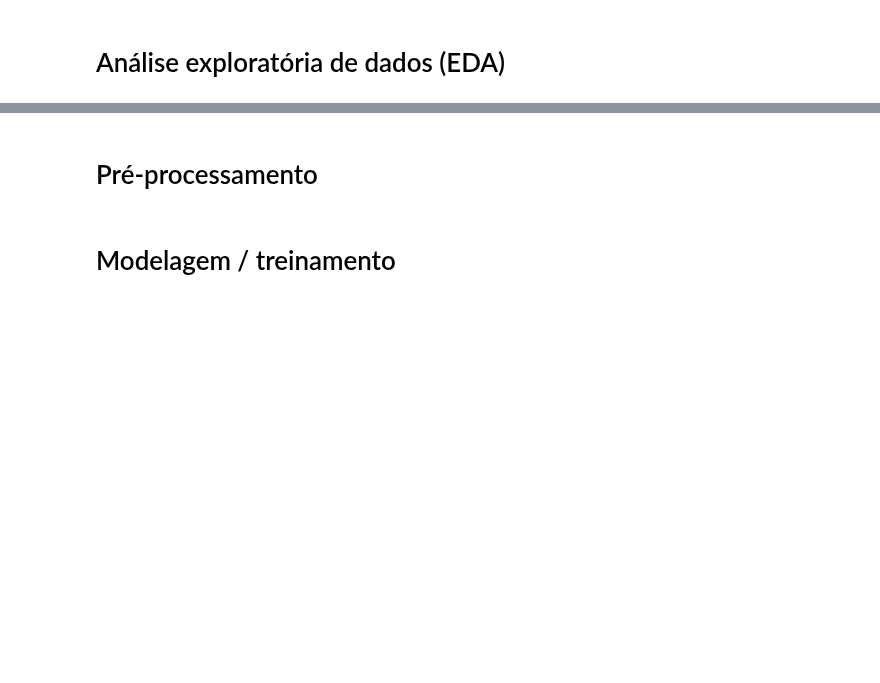
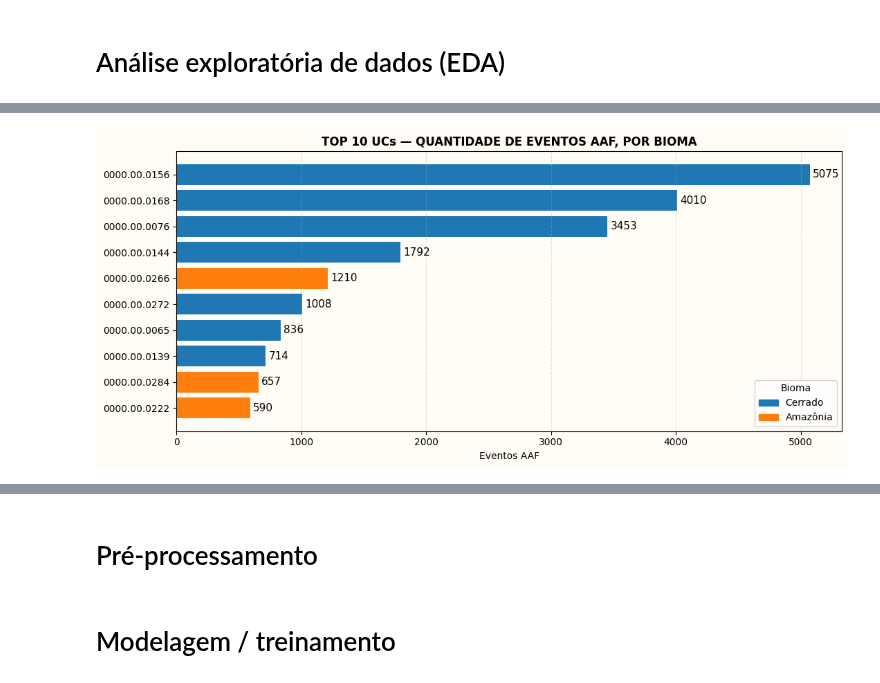
Before and after one commit to AndersonAlvesCoelho/pyroregions-classification, a Jupyter notebook: pyroregions_ucs.ipynb, the cells around one changed output, grey strips where cells are left out. Saved outputs shown, nothing was run; the diff lists cells and outputs as text; code cells hidden in the pictures; blank space fills up the shorter version.

```diff
--- a/pyroregions_ucs.ipynb
+++ b/pyroregions_ucs.ipynb
@@ -467,2 +693,18 @@ for f in os.listdir(OUTPUTS_DIR):
 # %% [markdown]
 # Análise exploratória de dados (EDA)
+# %%
+OUTPUTS_DIR = os.path.join(FILES_DIR, "prepared")
+
+gdf_grid = gpd.read_parquet(os.path.join(OUTPUTS_DIR, "grid.parquet"))
+cell_uc_membership = pd.read_parquet(os.path.join(OUTPUTS_DIR, "cell_uc_membership.parquet"))
+gdf_aaf_metric = gpd.read_parquet(os.path.join(OUTPUTS_DIR, "aaf_clipped.parquet"))
+aaf_events_unique = gpd.read_parquet(os.path.join(OUTPUTS_DIR, "aaf_events_unique.parquet"))
+gdf_inpe_with_cell = gpd.read_parquet(os.path.join(OUTPUTS_DIR, "inpe_with_cell.parquet"))
+gdf_ucs_metric = gpd.read_parquet(os.path.join(OUTPUTS_DIR, "ucs_metric.parquet"))
+
+print("Grid:", gdf_grid.shape)
+print("Cell-UC membership:", cell_uc_membership.shape)
+print("AAF (recortado por célula):", gdf_aaf_metric.shape)
+print("AAF (eventos únicos):", aaf_events_unique.shape)
+print("INPE:", gdf_inpe_with_cell.shape)
+print("UCs:", gdf_ucs_metric.shape)
@@ -468,0 +772,34 @@ for f in os.listdir(OUTPUTS_DIR):
+# %%
+# Top 10 UCs — quantidade de eventos por bioma predominante
+
+uc_info = gdf_ucs_metric[['cnuc', 'nomeuc', 'bioma_pred']].drop_duplicates()
+
+top10_events_bioma = (
+    aaf_events_unique.groupby('cnuc').size().rename('n_events')
+    .reset_index()
+    .merge(uc_info, on='cnuc', how='left')
+    .nlargest(10, 'n_events')
+)
+
+biomas_unicos = top10_events_bioma['bioma_pred'].unique()
+cores_bioma = dict(zip(biomas_unicos, plt.cm.tab10.colors[:len(biomas_unicos)]))
+cores_barras = top10_events_bioma['bioma_pred'].map(cores_bioma)
+
+fig, ax = plt.subplots(figsize=(11, 5))
+fig.patch.set_facecolor('#FFFDF5')
+ax.set_facecolor('#FFFDF5')
+
+bars = ax.barh(top10_events_bioma['cnuc'], top10_events_bioma['n_events'], color=cores_barras)
+ax.bar_label(bars, fmt='%.0f', fontsize=11, padding=3)
+ax.invert_yaxis()
+ax.set_xlabel('Eventos AAF')
+ax.set_title('TOP 10 UCs — QUANTIDADE DE EVENTOS AAF, POR BIOMA', fontweight='bold')
+ax.grid(axis='x', linestyle='--', alpha=0.4)
+
+legend_handles = [plt.Rectangle((0, 0), 1, 1, color=cor) for cor in cores_bioma.values()]
+ax.legend(legend_handles, cores_bioma.keys(), title='Bioma', loc='lower right')
+
+plt.tight_layout()
+plt.show()
+# %% [output]
+[figure, added]
```
Also changed, not shown: parts of 64 cells of this notebook.
